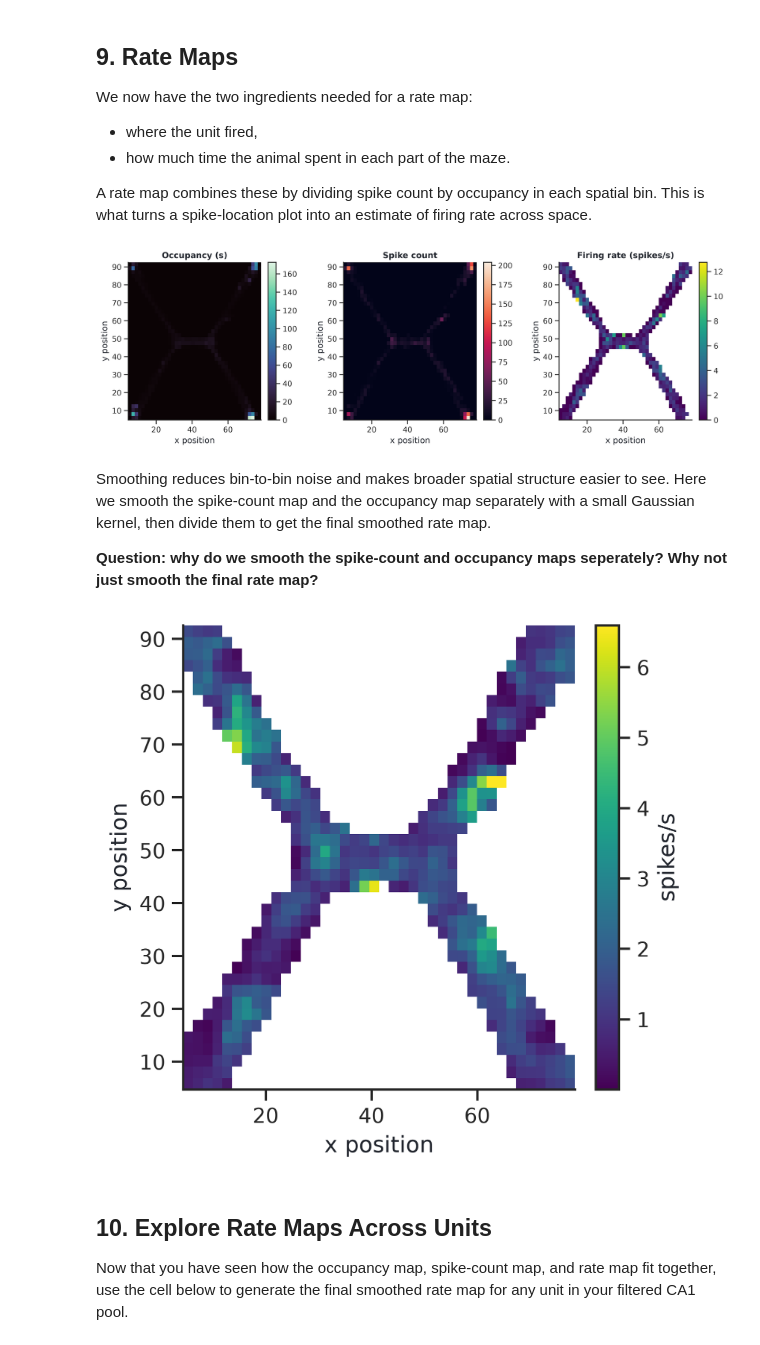
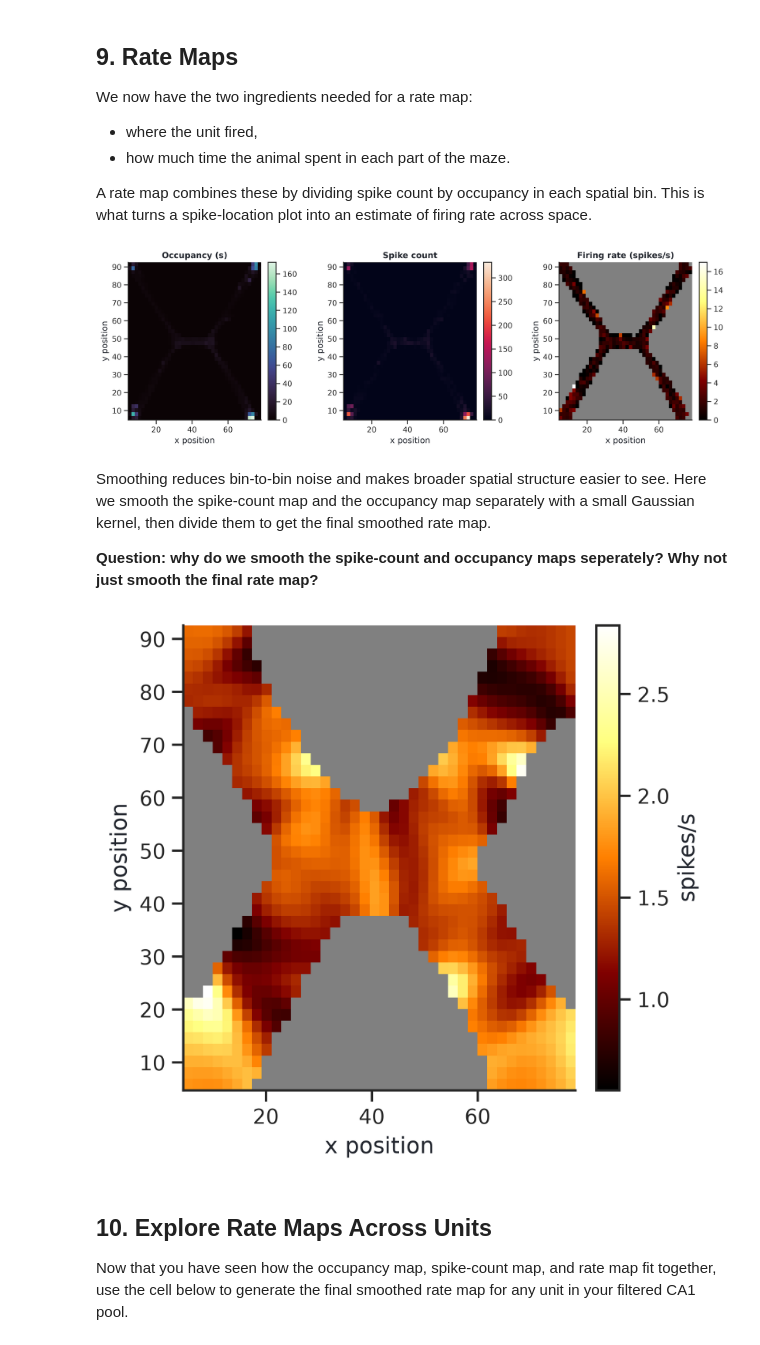
Before and after one commit to anirudh073/camp2026, a Jupyter notebook: 01-open-data-exploration.ipynb, the cells around one changed output. Cells and saved outputs as stored; diff of their text form; code cells hidden in the pictures.

Commit message:
Update CAMP decoding tutorial assets

```diff
--- a/01-open-data-exploration.ipynb
+++ b/01-open-data-exploration.ipynb
@@ -107,6 +108,8 @@ COLORS = {
     "dark": "#23272F",
 }
 PALETTE = [COLORS[k] for k in ["blue", "orange", "green", "pink", "sky", "vermillion", "purple", "gray"]]
+RATE_MAP_CMAP = plt.get_cmap("afmhot").copy()
+RATE_MAP_CMAP.set_bad(color="grey")
 
 sns.set_theme(
     context="notebook",
@@ -145,8 +148,9 @@ from pynwb import NWBHDF5IO
 DANDISET_ID = "001701"
 DANDISET_VERSION = "0.260120.0303"
 
-# Change this later to explore another animal or day.
-asset_path = "sub-Lamarr/sub-Lamarr_ses-Lamarr-DY01-g0_behavior+ecephys.nwb"
+# Paper example session used for the CA1 spatial-firing examples.
+asset_path = "sub-Lovelace/sub-Lovelace_ses-Lovelace-DY01-g1_behavior+ecephys.nwb"
+# asset_path = "sub-Lamarr/sub-Lamarr_ses-Lamarr-DY01-g0_behavior+ecephys.nwb"
 
 client = DandiAPIClient()
 dandiset = client.get_dandiset(DANDISET_ID, DANDISET_VERSION)
@@ -208,7 +211,7 @@ Use the browser above to fill these in before running the check cell.
 paths = {
     "position": "processing/behavior/Position/position",
     "units": "units",
-    "lfp": "processing/probe_0_channel_55/LFP",
+    "lfp": "processing/probe_0_channel_320/LFP",
 }
 
 for name, path in paths.items():
@@ -752,7 +760,7 @@ plt.show()
 Pick one `unit_id` from the filtered list above. Different participants or groups can choose different cells at random and compare what they find.
 # %%
 # Choose a unit_id from the filtered list above.
-unit_id = 34
+unit_id = 20
 
 unit_spike_times = get_unit_spike_times(unit_id)
 unit_spike_times = unit_spike_times[(unit_spike_times >= time[0]) & (unit_spike_times <= time[-1])]
@@ -875,7 +875,7 @@ fig, axes = plt.subplots(1, 3, figsize=(13, 4), constrained_layout=True)
 
 maps = [occupancy, spike_counts, rate_map]
 titles = ["Occupancy (s)", "Spike count", "Firing rate (spikes/s)"]
-cmaps = ["mako", "rocket", "viridis"]
+cmaps = ["mako", "rocket", RATE_MAP_CMAP]
 
 for ax, data, title, cmap in zip(axes, maps, titles, cmaps):
     im = ax.imshow(
@@ -893,36 +893,36 @@ for ax, data, title, cmap in zip(axes, maps, titles, cmaps):
 
 plt.show()
 # %% [output]
-[figure, old version]
+[figure, new version]
 # %% [markdown]
 Smoothing reduces bin-to-bin noise and makes broader spatial structure easier to see. Here we smooth the spike-count map and the occupancy map separately with a small Gaussian kernel, then divide them to get the final smoothed rate map.
 
 **Question: why do we smooth the spike-count and occupancy maps seperately? Why not just smooth the final rate map?**
 # %%
-smoothing_sigma = 0.6  # in bins
+smoothing_sigma = 1.5  # in bins
 
 smoothed_rate_map = smooth_rate_map(
     spike_counts,
     occupancy,
     min_occupancy=min_occupancy,
     smoothing_sigma=smoothing_sigma,
 )
 
 fig, ax = plt.subplots(figsize=(5, 4.5))
 im = ax.imshow(
     smoothed_rate_map.T,
     origin="lower",
     extent=[x_edges[0], x_edges[-1], y_edges[0], y_edges[-1]],
     aspect="equal",
-    cmap="viridis",
+    cmap=RATE_MAP_CMAP,
 )
 ax.set_xlabel("x position")
 ax.set_ylabel("y position")
 plt.colorbar(im, ax=ax, fraction=0.046, pad=0.04, label="spikes/s")
 sns.despine(ax=ax)
 plt.show()
 # %% [output]
-[figure, old version]
+[figure, new version]
 # %% [markdown]
 ## 10. Explore Rate Maps Across Units
 
```
Also changed, not shown: parts of 14 cells of this notebook, 7 other files.
